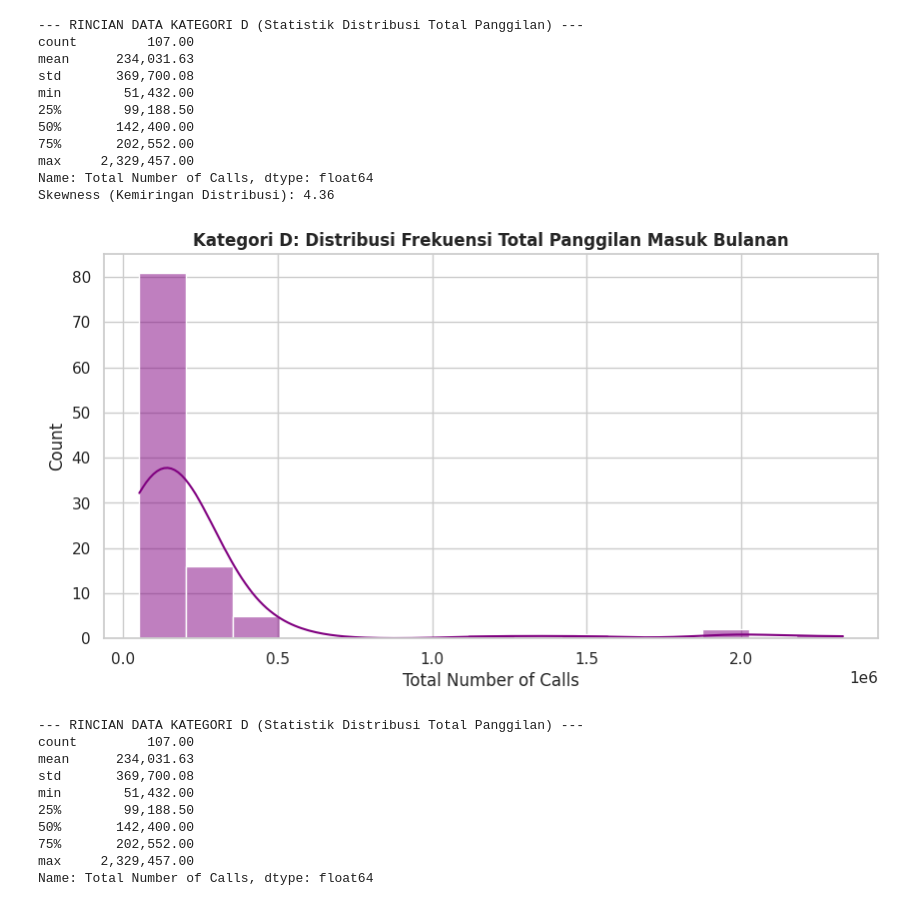
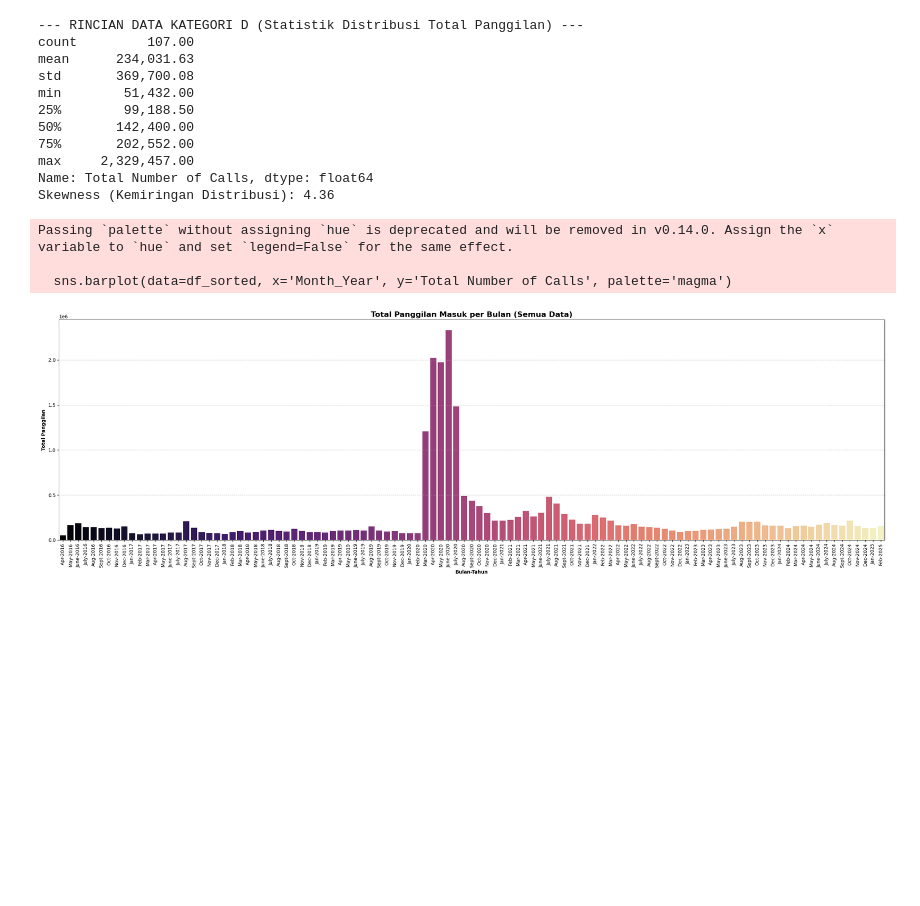
Before and after one commit to Muhafikri-ARC/Post-Test_Kelompok-2, a Jupyter notebook: Post Test Kelompok 2.ipynb, the cells around one changed output. Drawn from its saved outputs; the diff is of its cells as text; code cells hidden in the pictures; blank space fills up the shorter version.

```diff
--- a/Post Test Kelompok 2.ipynb
+++ b/Post Test Kelompok 2.ipynb
@@ -145,30 +145,30 @@ min        51,432.00
 max     2,329,457.00
 Name: Total Number of Calls, dtype: float64
 Skewness (Kemiringan Distribusi): 4.36
-# %%
-import matplotlib.pyplot as plt
-import seaborn as sns
-import pandas as pd
-
-# --- BAGIAN GRAFIK ---
-plt.figure(figsize=(10, 5))
-sns.histplot(data=df, x='Total Number of Calls', kde=True, bins=15, color='purple')
-plt.title('Kategori D: Distribusi Frekuensi Total Panggilan Masuk Bulanan', fontweight='bold')
-plt.show() # Grafik akan muncul terlebih dahulu
-
-# --- BAGIAN RINCIAN DATA (Diletakkan SETELAH plt.show()) ---
-pd.options.display.float_format = '{:,.2f}'.format
-print("--- RINCIAN DATA KATEGORI D (Statistik Distribusi Total Panggilan) ---")
-print(df['Total Number of Calls'].describe())
-# %% [output]
-[figure, removed]
---- RINCIAN DATA KATEGORI D (Statistik Distribusi Total Panggilan) ---
-count         107.00
-mean      234,031.63
-std       369,700.08
-min        51,432.00
-25%        99,188.50
-50%       142,400.00
-75%       202,552.00
-max     2,329,457.00
-Name: Total Number of Calls, dtype: float64
+# %%
+import matplotlib.pyplot as plt
+import seaborn as sns
+
+# Membuat kolom gabungan Bulan-Tahun untuk label sumbu X
+df['Month_Year'] = df['Month'].astype(str) + '-' + df['Year'].astype(str)
+
+# Mengurutkan data berdasarkan Tahun dan Bulan agar urutan di grafik logis
+# (Berdasarkan urutan data asli dari terbaru ke terlama atau sebaliknya)
+df_sorted = df.sort_values(['Year', 'Month'], ascending=True)
+
+plt.figure(figsize=(25, 8))
+sns.barplot(data=df_sorted, x='Month_Year', y='Total Number of Calls', palette='magma')
+
+plt.title('Total Panggilan Masuk per Bulan (Semua Data)', fontweight='bold', fontsize=16)
+plt.xlabel('Bulan-Tahun', fontweight='bold')
+plt.ylabel('Total Panggilan', fontweight='bold')
+plt.xticks(rotation=90) # Memutar label agar tidak tumpang tindih
+plt.grid(axis='y', linestyle='--', alpha=0.6)
+
+plt.tight_layout()
+plt.show()
+# %% [output]
+Passing `palette` without assigning `hue` is deprecated and will be removed in v0.14.0. Assign the `x` variable to `hue` and set `legend=False` for the same effect.
+
+  sns.barplot(data=df_sorted, x='Month_Year', y='Total Number of Calls', palette='magma')
+[figure, added]
```
